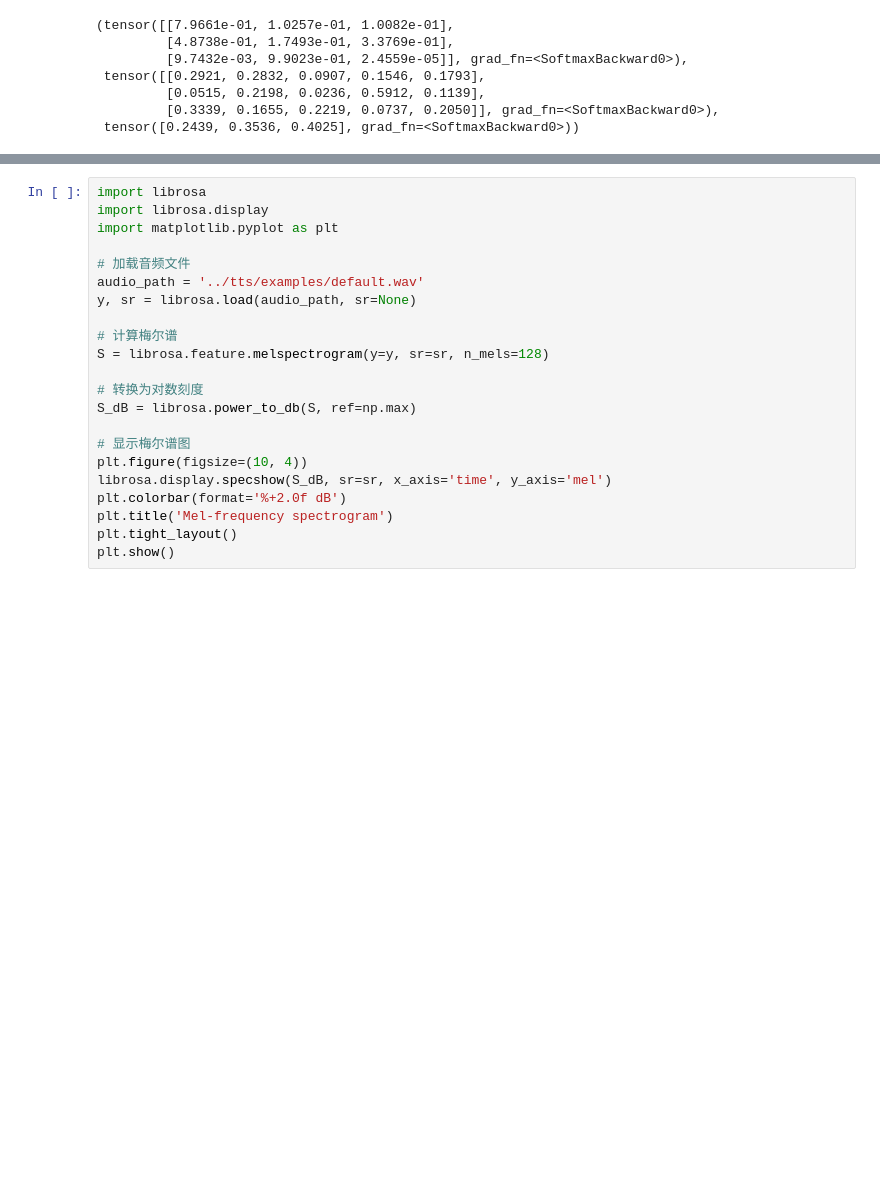
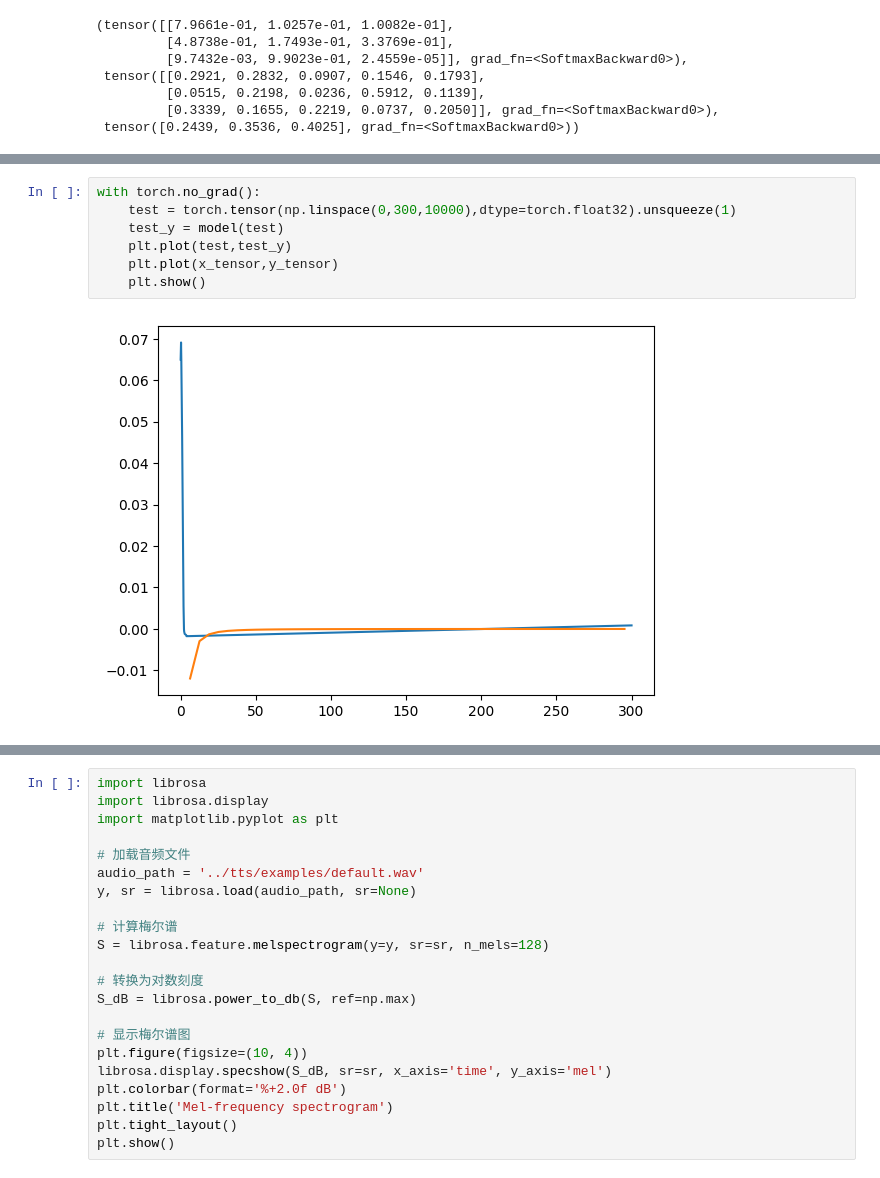
Before and after one commit to xmu-hph/4pd_codes, a Jupyter notebook: hmm_code/debug.ipynb, the cells around one changed output, grey strips where cells are left out. Drawn from its saved outputs; the diff is of its cells as text; blank space fills up the shorter version.

```diff
--- a/hmm_code/debug.ipynb
+++ b/hmm_code/debug.ipynb
@@ -154,0 +265,9 @@ torch.softmax(model.A, dim=1),torch.softmax(model.B, dim=1),torch.softmax(model.
+# %%
+with torch.no_grad():
+    test = torch.tensor(np.linspace(0,300,10000),dtype=torch.float32).unsqueeze(1)
+    test_y = model(test)
+    plt.plot(test,test_y)
+    plt.plot(x_tensor,y_tensor)
+    plt.show()
+# %% [output]
+[figure, added]
```
Also changed, not shown: parts of 17 cells of this notebook, 2 other files.
